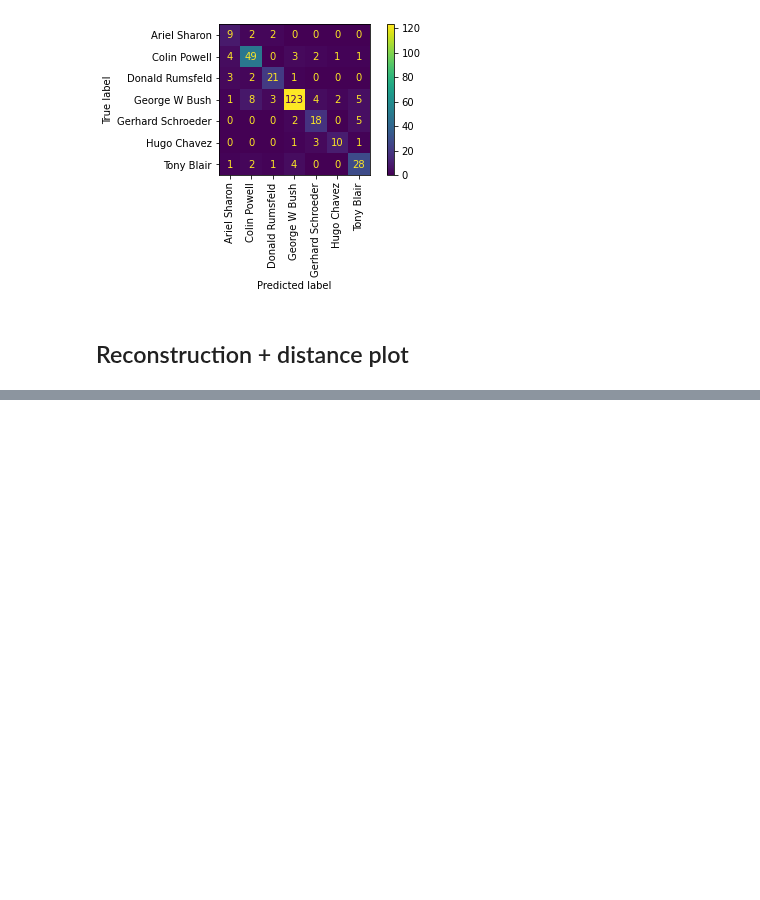
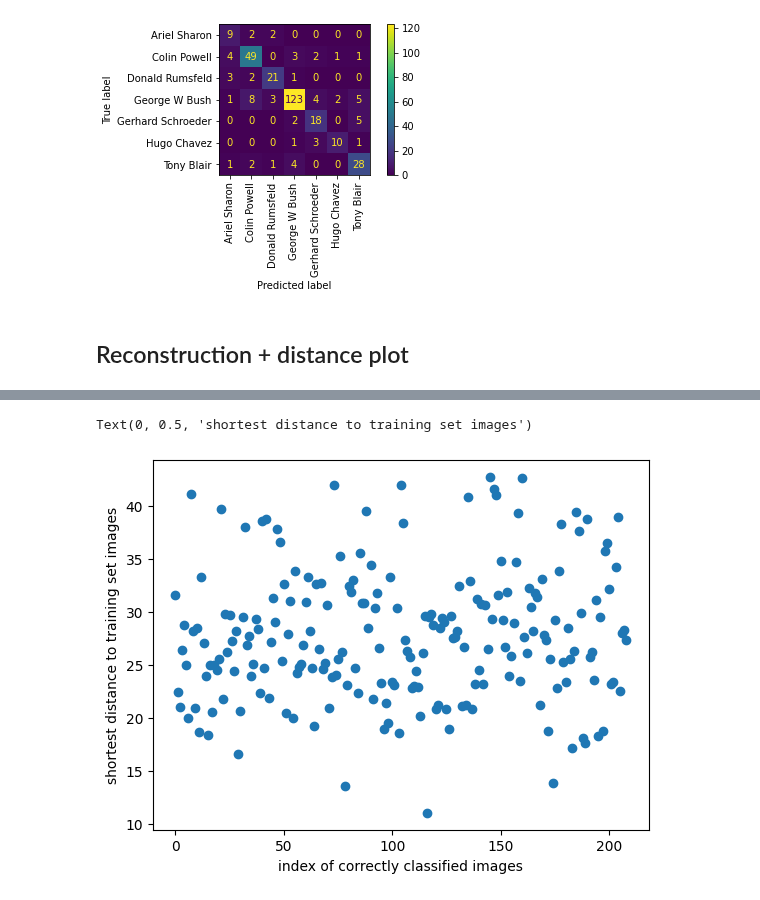
Before and after one commit to HeroLink/comp7404c-eigenfaces, a Jupyter notebook: jupyter/eigenfaces.ipynb, the cells around one changed output, grey strips where cells are left out. Cells and saved outputs as stored; diff of their text form; code cells hidden in the pictures; blank space fills up the shorter version.

```diff
--- a/jupyter/eigenfaces.ipynb
+++ b/jupyter/eigenfaces.ipynb
@@ -500,0 +510,17 @@ img
+# %%
+c1=[i for i, j in enumerate(b) if j == 1]
+# %%
+d1=X_test[c1]
+mean = mean_face(X_train)
+    # Compute eigenfaces and weights
+eigface, weights = PCA(X_train, mean, k)
+proj2 = project(d1, mean, eigface)
+    # Compute Euclidean distance
+dist2 = euclidean(proj2, weights)
+# %%
+u=np.argmin(dist2, axis=1)
+y_train[u]
+m1=[]
+for i in range(np.shape(c1)[0]):
+    m1.append(dist2[i,u[i]])
+np.mean(m1)#m stores the distance of misidentified images
@@ -500,0 +543,10 @@ img
+# %%
+o=range(np.shape(m1)[0])
+o=np.array(o)
+m1=np.array(m1)
+plt.scatter(o,m1)
+plt.xlabel('index of correctly classified images')
+plt.ylabel('shortest distance to training set images')
+# %% [output]
+Text(0, 0.5, 'shortest distance to training set images')
+[figure, added]
```
Also changed, not shown: parts of 15 cells of this notebook.
